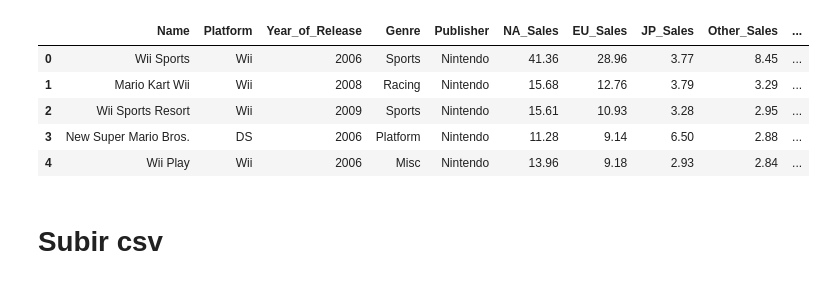
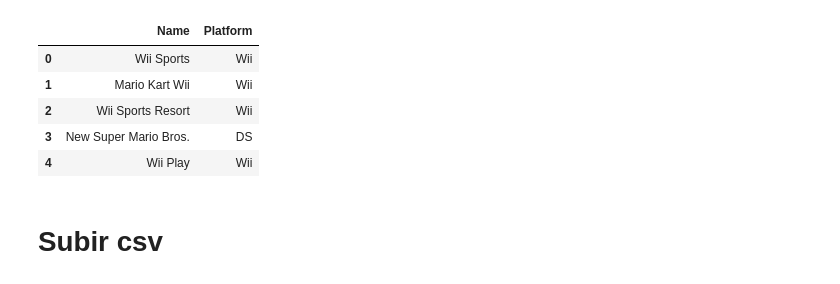
Before and after one commit to ddopazo92/Introduccion_datascience_diego_dopazo, a Jupyter notebook: cargar_csv_y_agrupar_datos.ipynb, the cells around one changed output. Drawn from its saved outputs; the diff is of its cells as text; code cells hidden in the pictures.

```diff
--- a/cargar_csv_y_agrupar_datos.ipynb
+++ b/cargar_csv_y_agrupar_datos.ipynb
@@ -3,16 +3,17 @@
 # %%
 import pandas as pd
 
-df = pd.read_csv('Video_Games.csv', sep=';')
+df = pd.read_csv('Video_Games.csv', sep=';', usecols=['Name','Platform'] )
+##df = pd.read_csv('Video_Games.csv', sep=';', usecols=[0,1],header=None )
 
 df.head() ##metodo head() levanta top 5 registros
 # %% [output]
-|  | Name | Platform | Year_of_Release | Genre | Publisher | NA_Sales | EU_Sales | JP_Sales | Other_Sales | ... |
-| 0 | Wii Sports | Wii | 2006 | Sports | Nintendo | 41.36 | 28.96 | 3.77 | 8.45 | ... |
-| 1 | Mario Kart Wii | Wii | 2008 | Racing | Nintendo | 15.68 | 12.76 | 3.79 | 3.29 | ... |
-| 2 | Wii Sports Resort | Wii | 2009 | Sports | Nintendo | 15.61 | 10.93 | 3.28 | 2.95 | ... |
-| 3 | New Super Mario Bros. | DS | 2006 | Platform | Nintendo | 11.28 | 9.14 | 6.50 | 2.88 | ... |
-| 4 | Wii Play | Wii | 2006 | Misc | Nintendo | 13.96 | 9.18 | 2.93 | 2.84 | ... |
+|  | Name | Platform |
+| 0 | Wii Sports | Wii |
+| 1 | Mario Kart Wii | Wii |
+| 2 | Wii Sports Resort | Wii |
+| 3 | New Super Mario Bros. | DS |
+| 4 | Wii Play | Wii |
 # %% [markdown]
 # Subir **csv**
 # %%
```
Also changed, not shown: parts of 4 cells of this notebook.
